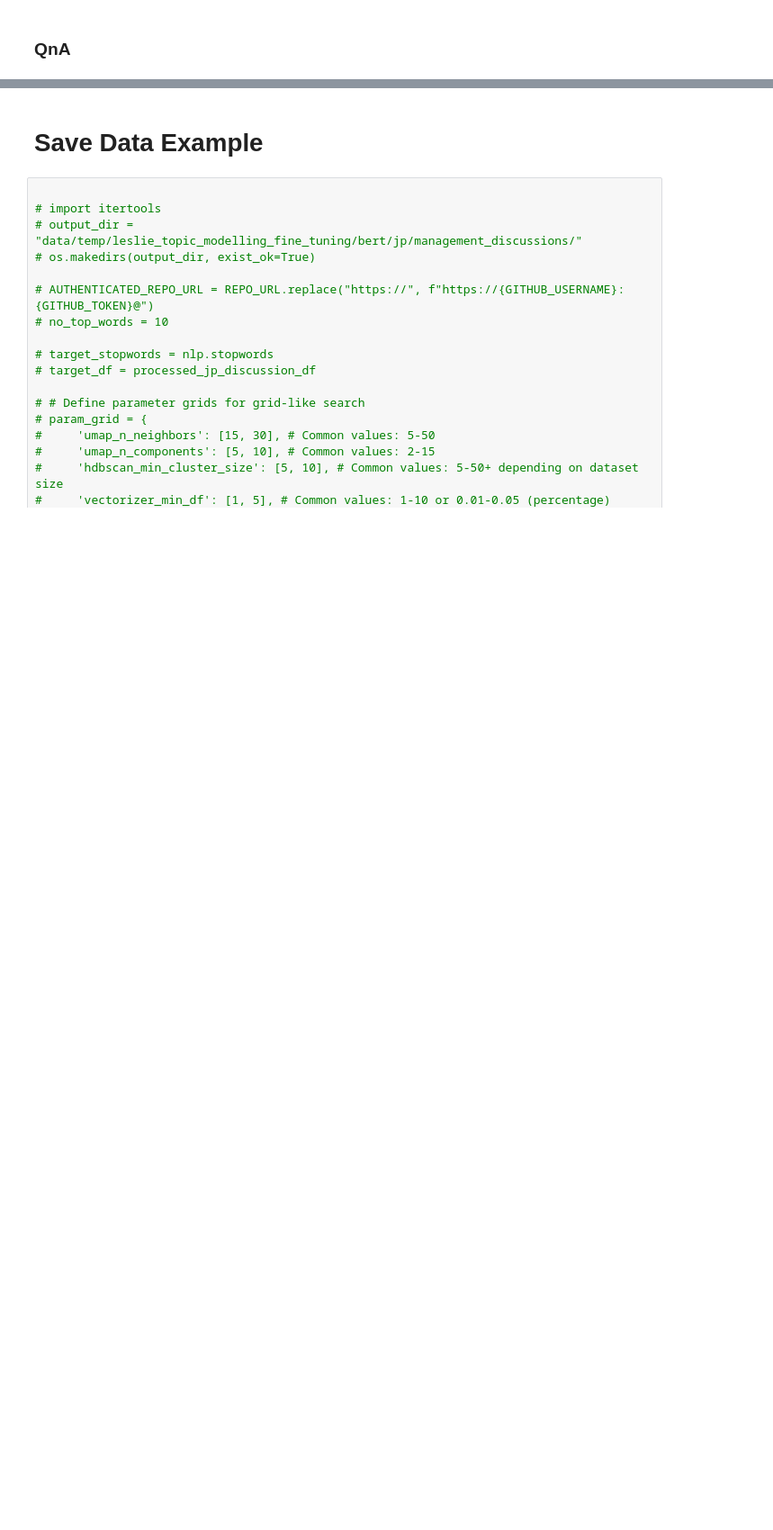
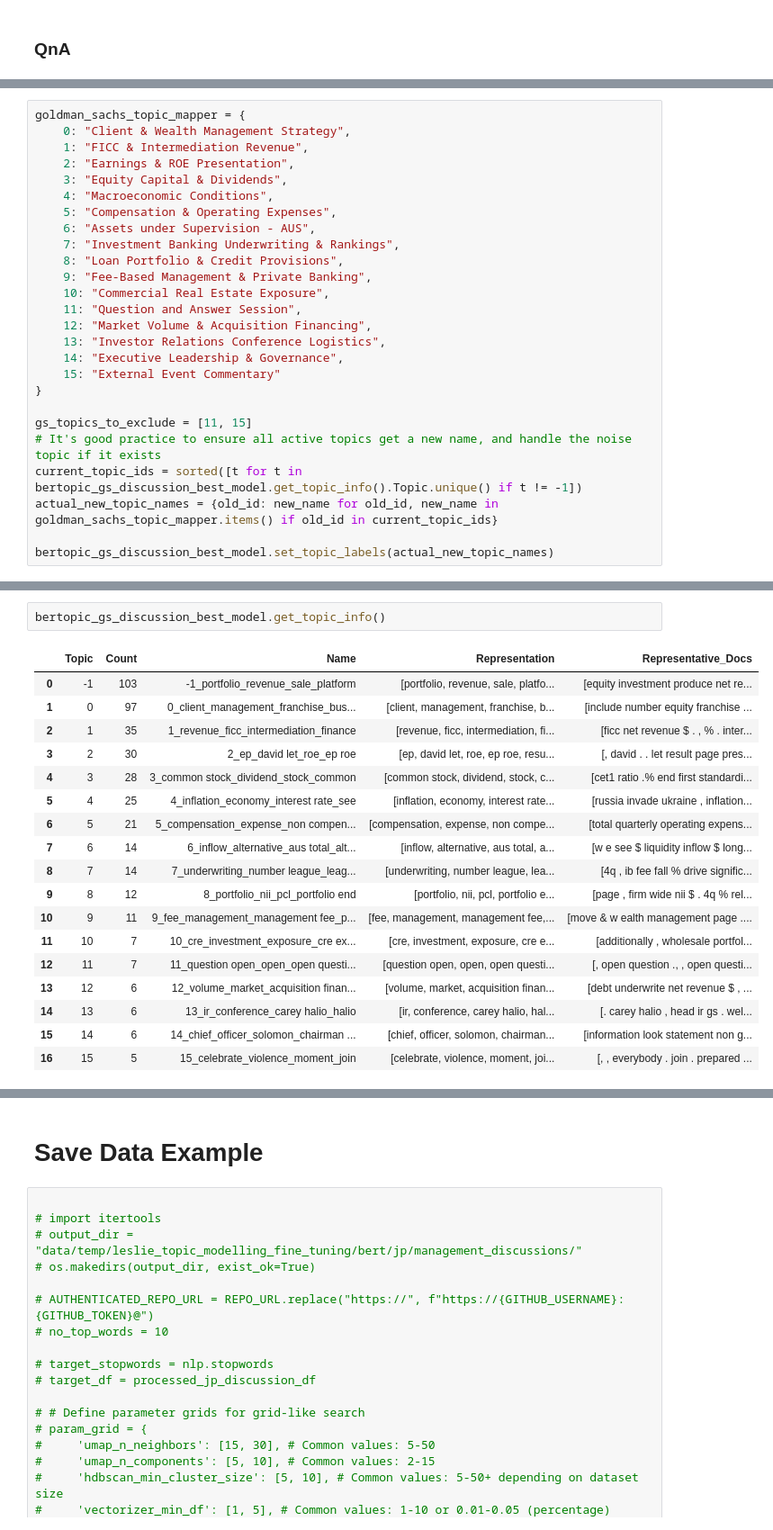
Before and after one commit to EErlando/Quarterly-Bytes, a Jupyter notebook: notebooks/3_modelling/LP_1_topic_modelling.ipynb, the cells around one changed output, grey strips where cells are left out. Shown at 90% size. Saved outputs shown, nothing was run; the diff lists cells and outputs as text; blank space fills up the shorter version.

```diff
--- a/notebooks/3_modelling/LP_1_topic_modelling.ipynb
+++ b/notebooks/3_modelling/LP_1_topic_modelling.ipynb
@@ -974,0 +1010,26 @@ Added 'data/temp/leslie_topic_modelling_fine_tuning/bert/jp/qna//bertopic_topics
+# %%
+goldman_sachs_topic_mapper = {
+    0: "Client & Wealth Management Strategy",
+    1: "FICC & Intermediation Revenue",
+    2: "Earnings & ROE Presentation",
+    3: "Equity Capital & Dividends",
+    4: "Macroeconomic Conditions",
+    5: "Compensation & Operating Expenses",
+    6: "Assets under Supervision - AUS",
+    7: "Investment Banking Underwriting & Rankings",
+    8: "Loan Portfolio & Credit Provisions",
+    9: "Fee-Based Management & Private Banking",
+    10: "Commercial Real Estate Exposure",
+    11: "Question and Answer Session",
+    12: "Market Volume & Acquisition Financing",
+    13: "Investor Relations Conference Logistics",
+    14: "Executive Leadership & Governance",
+    15: "External Event Commentary"
+}
+
+gs_topics_to_exclude = [11, 15]
+# It's good practice to ensure all active topics get a new name, and handle the noise topic if it exists
+current_topic_ids = sorted([t for t in bertopic_gs_discussion_best_model.get_topic_info().Topic.unique() if t != -1])
+actual_new_topic_names = {old_id: new_name for old_id, new_name in goldman_sachs_topic_mapper.items() if old_id in current_topic_ids}
+
+bertopic_gs_discussion_best_model.set_topic_labels(actual_new_topic_names)
@@ -974,0 +1080,21 @@ Added 'data/temp/leslie_topic_modelling_fine_tuning/bert/jp/qna//bertopic_topics
+# %%
+bertopic_gs_discussion_best_model.get_topic_info()
+# %% [output]
+|  | Topic | Count | Name | Representation | Representative_Docs |
+| 0 | -1 | 103 | -1_portfolio_revenue_sale_platform | [portfolio, revenue, sale, platfo... | [equity investment produce net re... |
+| 1 | 0 | 97 | 0_client_management_franchise_bus... | [client, management, franchise, b... | [include number equity franchise ... |
+| 2 | 1 | 35 | 1_revenue_ficc_intermediation_ﬁnance | [revenue, ficc, intermediation, ﬁ... | [ficc net revenue $ . , % . inter... |
+| 3 | 2 | 30 | 2_ep_david let_roe_ep roe | [ep, david let, roe, ep roe, resu... | [, david . . let result page pres... |
+| 4 | 3 | 28 | 3_common stock_dividend_stock_common | [common stock, dividend, stock, c... | [cet1 ratio .% end ﬁrst standardi... |
+| 5 | 4 | 25 | 4_inﬂation_economy_interest rate_see | [inﬂation, economy, interest rate... | [russia invade ukraine , inﬂation... |
+| 6 | 5 | 21 | 5_compensation_expense_non compen... | [compensation, expense, non compe... | [total quarterly operating expens... |
+| 7 | 6 | 14 | 6_inﬂow_alternative_aus total_alt... | [inﬂow, alternative, aus total, a... | [w e see $ liquidity inﬂow $ long... |
+| 8 | 7 | 14 | 7_underwriting_number league_leag... | [underwriting, number league, lea... | [4q , ib fee fall % drive signiﬁc... |
+| 9 | 8 | 12 | 8_portfolio_nii_pcl_portfolio end | [portfolio, nii, pcl, portfolio e... | [page , ﬁrm wide nii $ . 4q % rel... |
+| 10 | 9 | 11 | 9_fee_management_management fee_p... | [fee, management, management fee,... | [move & w ealth management page .... |
+| 11 | 10 | 7 | 10_cre_investment_exposure_cre ex... | [cre, investment, exposure, cre e... | [additionally , wholesale portfol... |
+| 12 | 11 | 7 | 11_question open_open_open questi... | [question open, open, open questi... | [, open question ., , open questi... |
+| 13 | 12 | 6 | 12_volume_market_acquisition ﬁnan... | [volume, market, acquisition ﬁnan... | [debt underwrite net revenue $ , ... |
+| 14 | 13 | 6 | 13_ir_conference_carey halio_halio | [ir, conference, carey halio, hal... | [. carey halio , head ir gs . wel... |
+| 15 | 14 | 6 | 14_chief_ofﬁcer_solomon_chairman ... | [chief, ofﬁcer, solomon, chairman... | [information look statement non g... |
+| 16 | 15 | 5 | 15_celebrate_violence_moment_join | [celebrate, violence, moment, joi... | [, , everybody . join . prepared ... |
```
Also changed, not shown: parts of 13 cells of this notebook.
